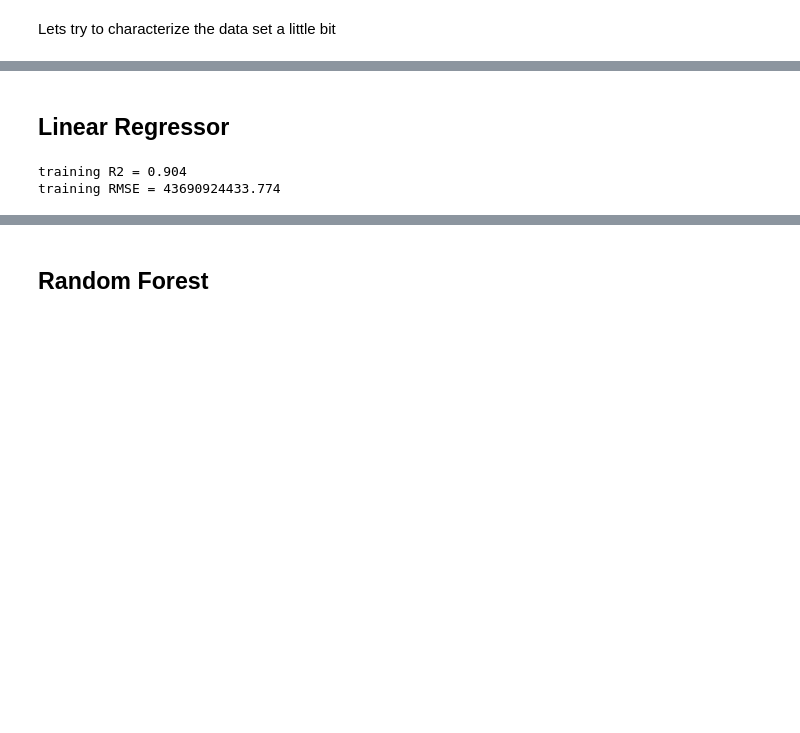
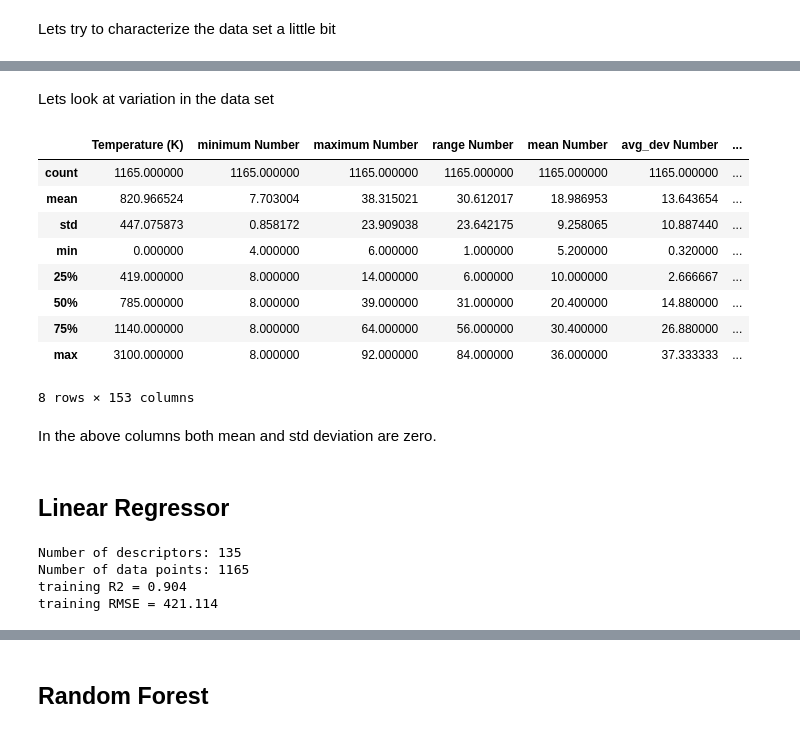
Before and after one commit to ckborg/DSW2018, a Jupyter notebook: develop/2018-08-08-pb-Elastic-Modulus-data-retrieval-and-learning.ipynb, the cells around one changed output, grey strips where cells are left out. Saved outputs shown, nothing was run; the diff lists cells and outputs as text; code cells hidden in the pictures; blank space fills up the shorter version.

```diff
--- a/develop/2018-08-08-pb-Elastic-Modulus-data-retrieval-and-learning.ipynb
+++ b/develop/2018-08-08-pb-Elastic-Modulus-data-retrieval-and-learning.ipynb
@@ -163,11 +163,6 @@ print('Number of rows to be eliminated becuase of NaN entries: %i'%na_values.sha
 print('Chemical Formulae of entries being dropped: %s'%str(np.unique(na_values['Formula'])))
 dat_t= dat_t.dropna()
 dat_t_copy= dat_t.copy()
-
-# exclude non numeric data rows
-excluded= ['Formula','Crystallinity','composition','Reference']
-dat_t= dat_t.drop(excluded,axis= 1)
-dat_t= dat_t.astype('float')
 # %% [output]
 Number of rows to be eliminated becuase of NaN entries: 24
 Chemical Formulae of entries being dropped: ['HfB2' 'ZrB2']
@@ -214,0 +190,21 @@ Number of data points: 1165
+# %% [markdown]
+Lets look at variation in the data set
+# %%
+dat_t_copy= dat_t.copy()
+excluded= ['Formula','Crystallinity','composition','Reference','Elastic Modulus (GPa)']
+dat_t_copy= dat_t_copy.drop(excluded,axis=1)
+dat_t_copy= dat_t_copy.astype('float')
+dat_des= dat_t_copy.describe()
+dat_des= dat_des.astype('float')
+dat_des
+# %% [output]
+|  | Temperature (K) | minimum Number | maximum Number | range Number | mean Number | avg_dev Number | ... |
+| count | 1165.000000 | 1165.000000 | 1165.000000 | 1165.000000 | 1165.000000 | 1165.000000 | ... |
+| mean | 820.966524 | 7.703004 | 38.315021 | 30.612017 | 18.986953 | 13.643654 | ... |
+| std | 447.075873 | 0.858172 | 23.909038 | 23.642175 | 9.258065 | 10.887440 | ... |
+| min | 0.000000 | 4.000000 | 6.000000 | 1.000000 | 5.200000 | 0.320000 | ... |
+| 25% | 419.000000 | 8.000000 | 14.000000 | 6.000000 | 10.000000 | 2.666667 | ... |
+| 50% | 785.000000 | 8.000000 | 39.000000 | 31.000000 | 20.400000 | 14.880000 | ... |
+| 75% | 1140.000000 | 8.000000 | 64.000000 | 56.000000 | 30.400000 | 26.880000 | ... |
+| max | 3100.000000 | 8.000000 | 92.000000 | 84.000000 | 36.000000 | 37.333333 | ... |
+8 rows × 153 columns
@@ -215,3 +217,5 @@ Number of data points: 1165
+# %% [markdown]
+In the above columns both mean and std deviation are zero.
 # %% [markdown]
 ## Linear Regressor
 # %%
@@ -219,6 +223,21 @@ from sklearn.linear_model import LinearRegression
 from sklearn.metrics import mean_squared_error
 from sklearn.model_selection import KFold, cross_val_score
 # %%
+excluded= ['Formula','Crystallinity','composition','Reference','Elastic Modulus (GPa)']
+y= dat_t['Elastic Modulus (GPa)'].astype('float')
+X= dat_t.drop(excluded,axis=1).astype('float')
+X= X.drop(drop_cols,axis=1)
+
+print('Number of descriptors: %i'%len(X.columns))
+print('Number of data points: %i'%X.shape[0])
+
+# split data set
+X_learn= X[:800]
+y_learn= y[:800]
+
+X_test= X[800:]
+y_test= y[800:]
+
 lr= LinearRegression()
 
 # Try fitting
@@ -228,8 +247,10 @@ lr.fit(X_learn,y_learn)
 print('training R2 = ' + str(round(lr.score(X_learn, y_learn), 3)))
 print('training RMSE = %.3f' % np.sqrt(mean_squared_error(y_true=y_test, y_pred=lr.predict(X_test))))
 # %% [output]
+Number of descriptors: 135
+Number of data points: 1165
 training R2 = 0.904
-training RMSE = 43690924433.774
+training RMSE = 421.114
 # %%
 # Use 10-fold cross validation (90% training, 10% test)
 crossvalidation = KFold(n_splits=10, shuffle=False, random_state=1)
```
Also changed, not shown: parts of 13 cells of this notebook.
